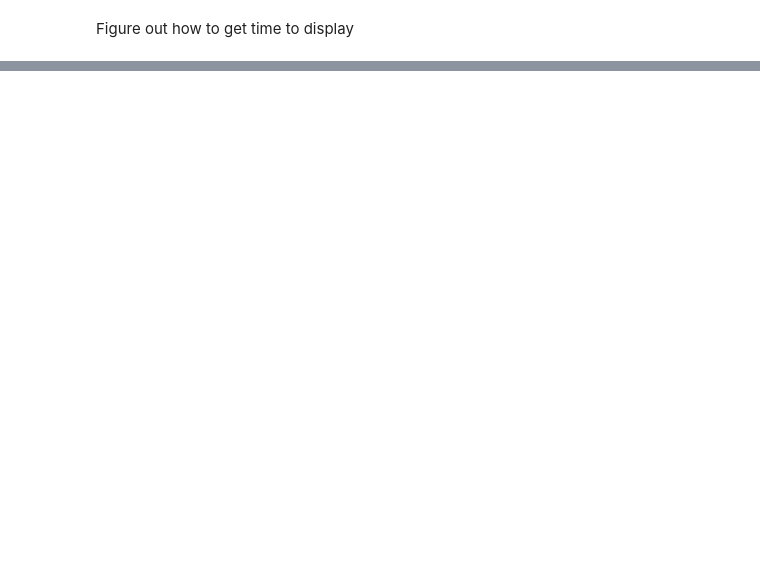
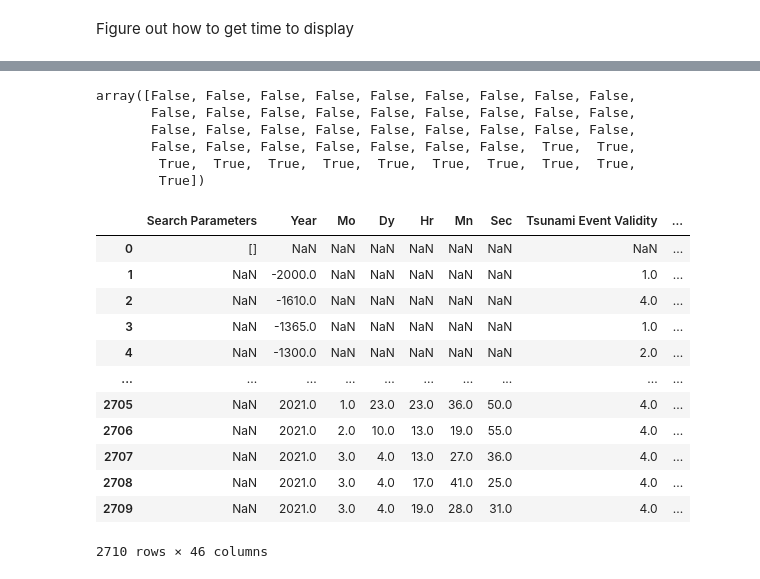
Before and after one commit to hrokr/Pybraries, a Jupyter notebook: folium/quakes/quake.ipynb, the cells around one changed output, grey strips where cells are left out. Cells and saved outputs as stored; diff of their text form; code cells hidden in the pictures; blank space fills up the shorter version.

```diff
--- a/folium/quakes/quake.ipynb
+++ b/folium/quakes/quake.ipynb
@@ -186,0 +181,25 @@ m
+# %%
+tsunami.columns.str.startswith('Total')
+# %% [output]
+array([False, False, False, False, False, False, False, False, False,
+       False, False, False, False, False, False, False, False, False,
+       False, False, False, False, False, False, False, False, False,
+       False, False, False, False, False, False, False,  True,  True,
+        True,  True,  True,  True,  True,  True,  True,  True,  True,
+        True])
+# %%
+df
+# %% [output]
+|  | Search Parameters | Year | Mo | Dy | Hr | Mn | Sec | Tsunami Event Validity | ... |
+| 0 | [] | NaN | NaN | NaN | NaN | NaN | NaN | NaN | ... |
+| 1 | NaN | -2000.0 | NaN | NaN | NaN | NaN | NaN | 1.0 | ... |
+| 2 | NaN | -1610.0 | NaN | NaN | NaN | NaN | NaN | 4.0 | ... |
+| 3 | NaN | -1365.0 | NaN | NaN | NaN | NaN | NaN | 1.0 | ... |
+| 4 | NaN | -1300.0 | NaN | NaN | NaN | NaN | NaN | 2.0 | ... |
+| ... | ... | ... | ... | ... | ... | ... | ... | ... | ... |
+| 2705 | NaN | 2021.0 | 1.0 | 23.0 | 23.0 | 36.0 | 50.0 | 4.0 | ... |
+| 2706 | NaN | 2021.0 | 2.0 | 10.0 | 13.0 | 19.0 | 55.0 | 4.0 | ... |
+| 2707 | NaN | 2021.0 | 3.0 | 4.0 | 13.0 | 27.0 | 36.0 | 4.0 | ... |
+| 2708 | NaN | 2021.0 | 3.0 | 4.0 | 17.0 | 41.0 | 25.0 | 4.0 | ... |
+| 2709 | NaN | 2021.0 | 3.0 | 4.0 | 19.0 | 28.0 | 31.0 | 4.0 | ... |
+2710 rows × 46 columns
```
Also changed, not shown: parts of 12 cells of this notebook.
